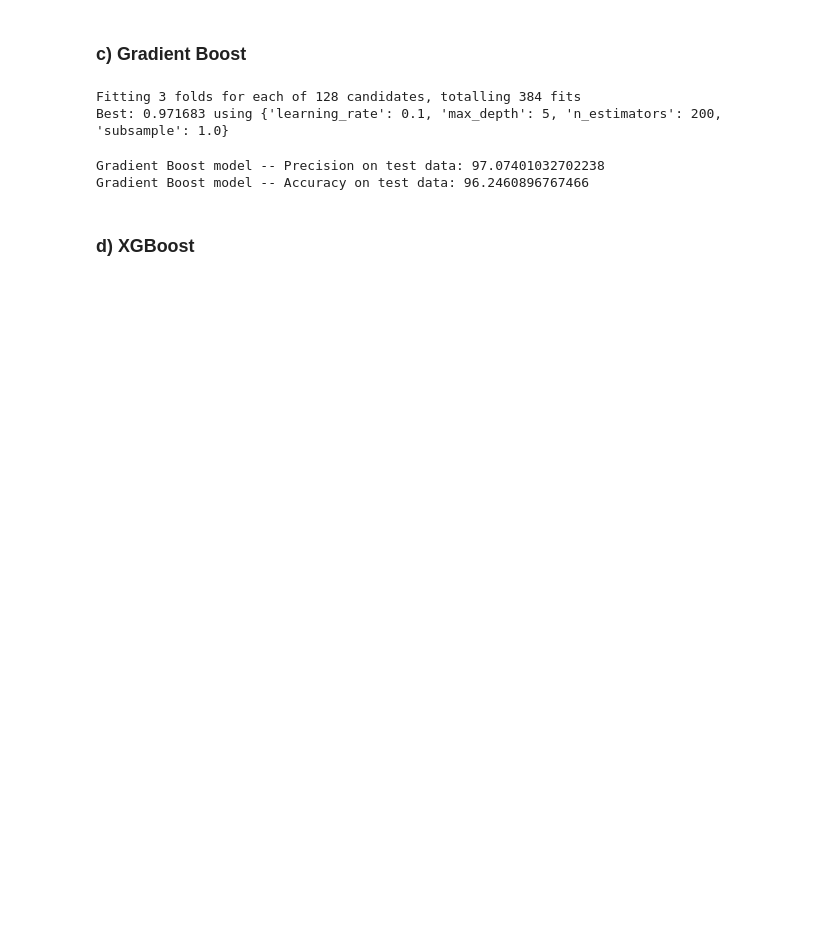
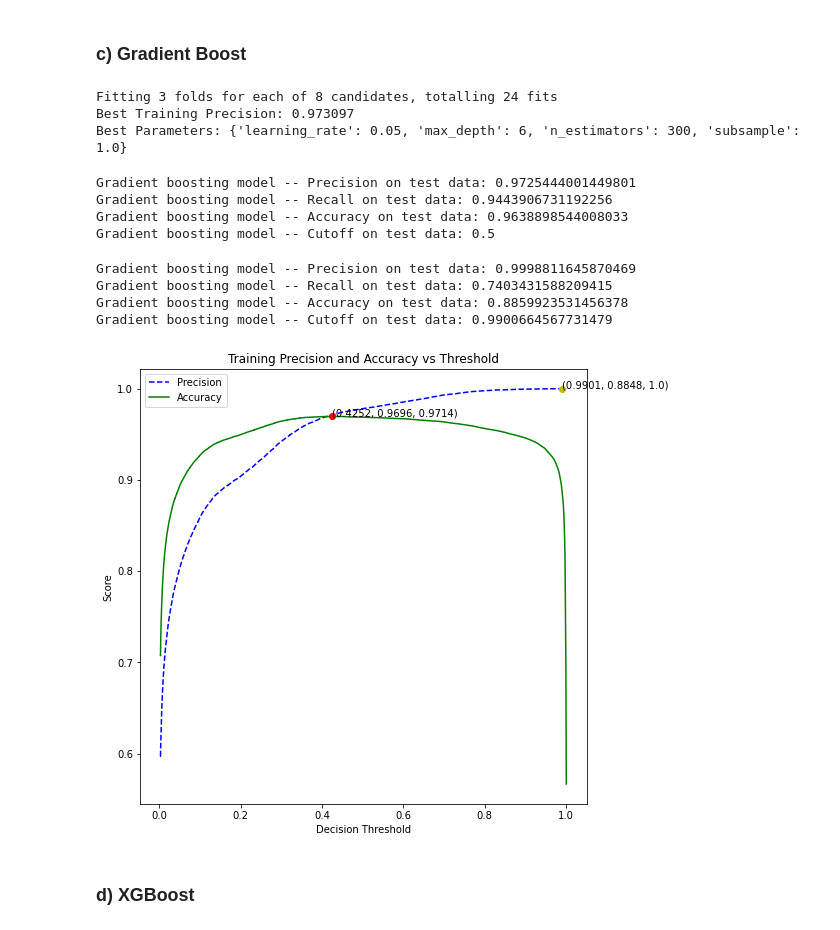
Before and after one commit to cs2027/stat-303-3-project, a Jupyter notebook: stat_303_3_advanced_modeling.ipynb, the cells around one changed output. Cells and saved outputs as stored; diff of their text form; code cells hidden in the pictures; blank space fills up the shorter version.

```diff
--- a/stat_303_3_advanced_modeling.ipynb
+++ b/stat_303_3_advanced_modeling.ipynb
@@ -147,31 +239,54 @@ AdaBoost model -- Accuracy on test data: 96.20360715251226
 # %%
 model = GradientBoostingClassifier(random_state=1)
 grid = dict()
-grid['n_estimators'] = [50, 100,200,500]
-grid['learning_rate'] = [0.0001, 0.001, 0.01,0.1]
-grid['max_depth'] = [2,3,4,5]
+grid['n_estimators'] = [250, 300]
+grid['learning_rate'] = [0.01, 0.05]
+grid['max_depth'] = [6]
 grid['subsample'] = [0.5,1.0]
-# define the evaluation procedure
+
 cv = StratifiedKFold(n_splits=3, shuffle=True, random_state=1)
-# define the grid search procedure
-grid_search = GridSearchCV(estimator=model, param_grid=grid, n_jobs=-1, cv=cv, verbose=1, scoring='precision', refit='precision')
-# execute the grid search
+grid_search = GridSearchCV(estimator=model, param_grid=grid, n_jobs=-1, cv=cv,
+                           verbose=1, scoring=['precision','accuracy'], refit='precision')
 grid_result = grid_search.fit(X, y)
-# summarize the best score and configuration
-print("Best: %f using %s" % (grid_result.best_score_, grid_result.best_params_))
+print("Best Training Precision: %f\nBest Parameters: %s" % (grid_result.best_score_, grid_result.best_params_))
 # %% [output]
-Fitting 3 folds for each of 128 candidates, totalling 384 fits
-Best: 0.971683 using {'learning_rate': 0.1, 'max_depth': 5, 'n_estimators': 200, 'subsample': 1.0}
+Fitting 3 folds for each of 8 candidates, totalling 24 fits
+Best Training Precision: 0.973097
+Best Parameters: {'learning_rate': 0.05, 'max_depth': 6, 'n_estimators': 300, 'subsample': 1.0}
 # %%
 params = grid_result.best_params_
 m3 = GradientBoostingClassifier(**params,random_state=1)
-model = m3.fit(X,y)
-pred = model.predict_proba(Xtest)[:, 1]
-print(f"Gradient Boost model -- Precision on test data: {confusion_matrix_data(pred, ytest)}")
-print(f"Gradient Boost model -- Accuracy on test data: {acc(pred, ytest)}")
+# model = load_model('gb')
+model = grid_result
+pred = model.predict(Xtest)
+
+print(f"Gradient boosting model -- Precision on test data: {precision_score(y_true = ytest, y_pred = pred)}")
+print(f"Gradient boosting model -- Recall on test data: {recall_score(y_true = ytest, y_pred = pred)}")
+print(f"Gradient boosting model -- Accuracy on test data: {accuracy_score(y_true = ytest, y_pred = pred)}")
+print("Gradient boosting model -- Cutoff on test data: 0.5")
+
+save_model(model, 'gb')
 # %% [output]
-Gradient Boost model -- Precision on test data: 97.07401032702238
-Gradient Boost model -- Accuracy on test data: 96.2460896767466
+Gradient boosting model -- Precision on test data: 0.9725444001449801
+Gradient boosting model -- Recall on test data: 0.9443906731192256
+Gradient boosting model -- Accuracy on test data: 0.9638898544008033
+Gradient boosting model -- Cutoff on test data: 0.5
+# %%
+cutoff = find_cutoff(model)
+plt.savefig('images/gb.jpg')
+# We use the cutoff where precision is maximized on training data (yellow point, first value of 3)
+pred = model.predict_proba(Xtest)[:, 1]
+
+print(f"Gradient boosting model -- Precision on test data: {precision_cutoff(ytest, pred, cutoff = cutoff)}")
+print(f"Gradient boosting model -- Recall on test data: {recall_cutoff(ytest, pred, cutoff = cutoff)}")
+print(f"Gradient boosting model -- Accuracy on test data: {accuracy_cutoff(ytest, pred, cutoff = cutoff)}")
+print(f"Gradient boosting model -- Cutoff on test data: {cutoff}")
+# %% [output]
+Gradient boosting model -- Precision on test data: 0.9998811645870469
+Gradient boosting model -- Recall on test data: 0.7403431588209415
+Gradient boosting model -- Accuracy on test data: 0.8859923531456378
+Gradient boosting model -- Cutoff on test data: 0.9900664567731479
+[figure, added]
 # %% [markdown]
 ### d) XGBoost
 # %%
```
Also changed, not shown: parts of 49 cells of this notebook.
